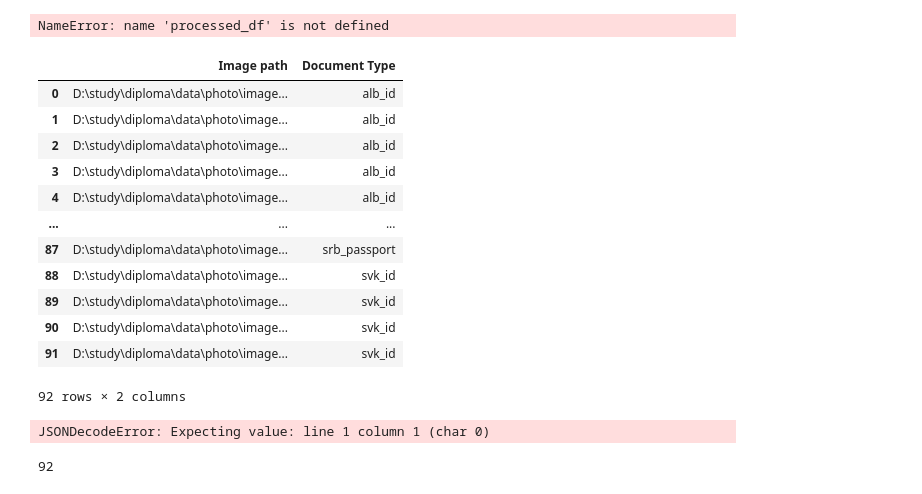
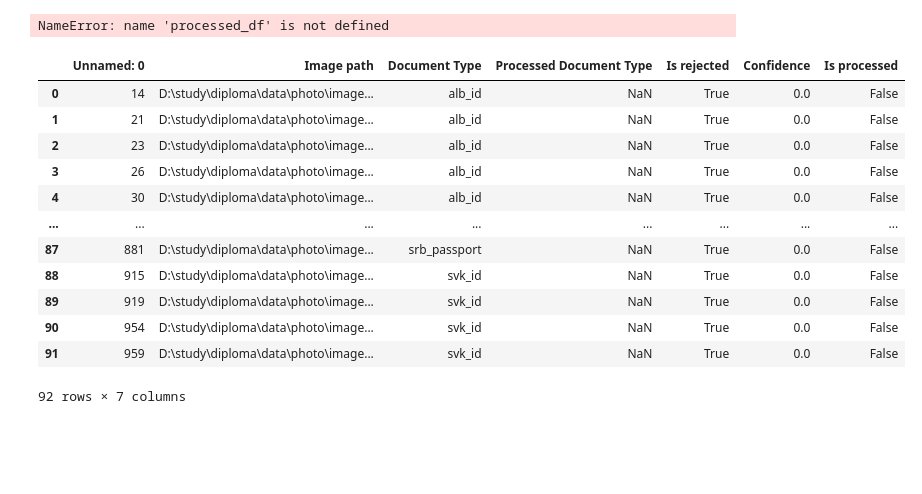
Before and after one commit to devourers/masters-diploma, a Jupyter notebook: sample.ipynb, the cells around one changed output. Cells and saved outputs as stored; diff of their text form; code cells hidden in the pictures; blank space fills up the shorter version.

```diff
--- a/sample.ipynb
+++ b/sample.ipynb
@@ -38,28 +38,22 @@ NameError: name 'processed_df' is not defined
 processed_df = pd.read_csv("processed_data.csv")
 # %%
 unprocessed_images = processed_df[processed_df["Is processed"] == False]
-unprocessed_images = unprocessed_images[["Image path", "Document Type"]]
+#unprocessed_images = unprocessed_images[["Image path", "Document Type"]]
 unprocessed_images.reset_index(drop=True, inplace=True)
 unprocessed_images
 # %% [output]
-|  | Image path | Document Type |
-| 0 | D:\study\diploma\data\photo\image... | alb_id |
-| 1 | D:\study\diploma\data\photo\image... | alb_id |
-| 2 | D:\study\diploma\data\photo\image... | alb_id |
-| 3 | D:\study\diploma\data\photo\image... | alb_id |
-| 4 | D:\study\diploma\data\photo\image... | alb_id |
-| ... | ... | ... |
-| 87 | D:\study\diploma\data\photo\image... | srb_passport |
-| 88 | D:\study\diploma\data\photo\image... | svk_id |
-| 89 | D:\study\diploma\data\photo\image... | svk_id |
-| 90 | D:\study\diploma\data\photo\image... | svk_id |
-| 91 | D:\study\diploma\data\photo\image... | svk_id |
+|  | Unnamed: 0 | Image path | Document Type | Processed Document Type | Is rejected | Confidence | Is processed |
+| 0 | 14 | D:\study\diploma\data\photo\image... | alb_id | NaN | True | 0.0 | False |
+| 1 | 21 | D:\study\diploma\data\photo\image... | alb_id | NaN | True | 0.0 | False |
+| 2 | 23 | D:\study\diploma\data\photo\image... | alb_id | NaN | True | 0.0 | False |
+| 3 | 26 | D:\study\diploma\data\photo\image... | alb_id | NaN | True | 0.0 | False |
+| 4 | 30 | D:\study\diploma\data\photo\image... | alb_id | NaN | True | 0.0 | False |
+| ... | ... | ... | ... | ... | ... | ... | ... |
+| 87 | 881 | D:\study\diploma\data\photo\image... | srb_passport | NaN | True | 0.0 | False |
+| 88 | 915 | D:\study\diploma\data\photo\image... | svk_id | NaN | True | 0.0 | False |
+| 89 | 919 | D:\study\diploma\data\photo\image... | svk_id | NaN | True | 0.0 | False |
+| 90 | 954 | D:\study\diploma\data\photo\image... | svk_id | NaN | True | 0.0 | False |
+| 91 | 959 | D:\study\diploma\data\photo\image... | svk_id | NaN | True | 0.0 | False |
-92 rows × 2 columns
+92 rows × 7 columns
 # %%
 dummy_result, dummy_unprocessed = process_pictures.process_sample(unprocessed_images, exe_path, bundle_path)
-# %% [output]
-JSONDecodeError: Expecting value: line 1 column 1 (char 0)
-# %%
-total_unprocessed
-# %% [output]
-92
```
Also changed, not shown: parts of 7 cells of this notebook, 1 other file.
